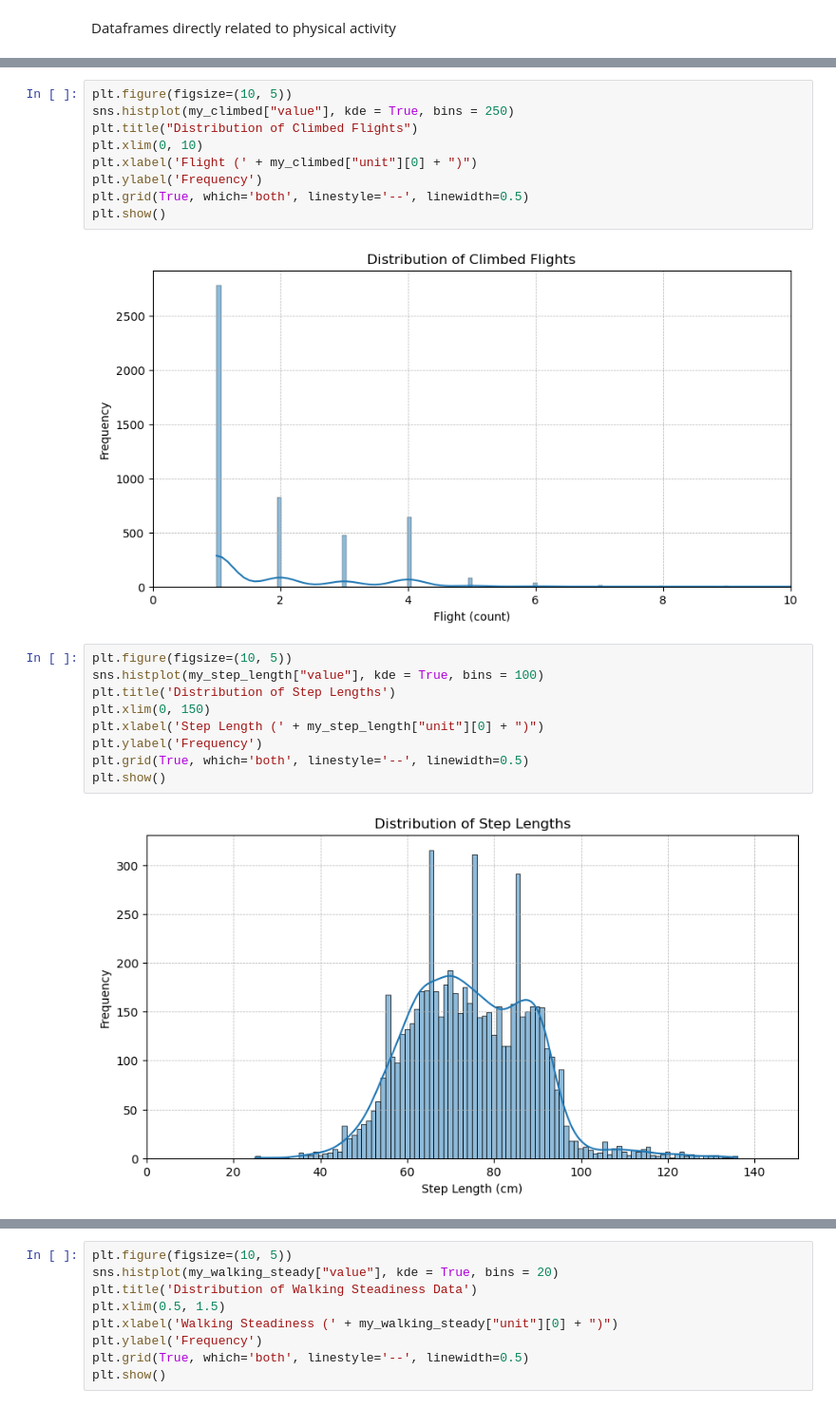
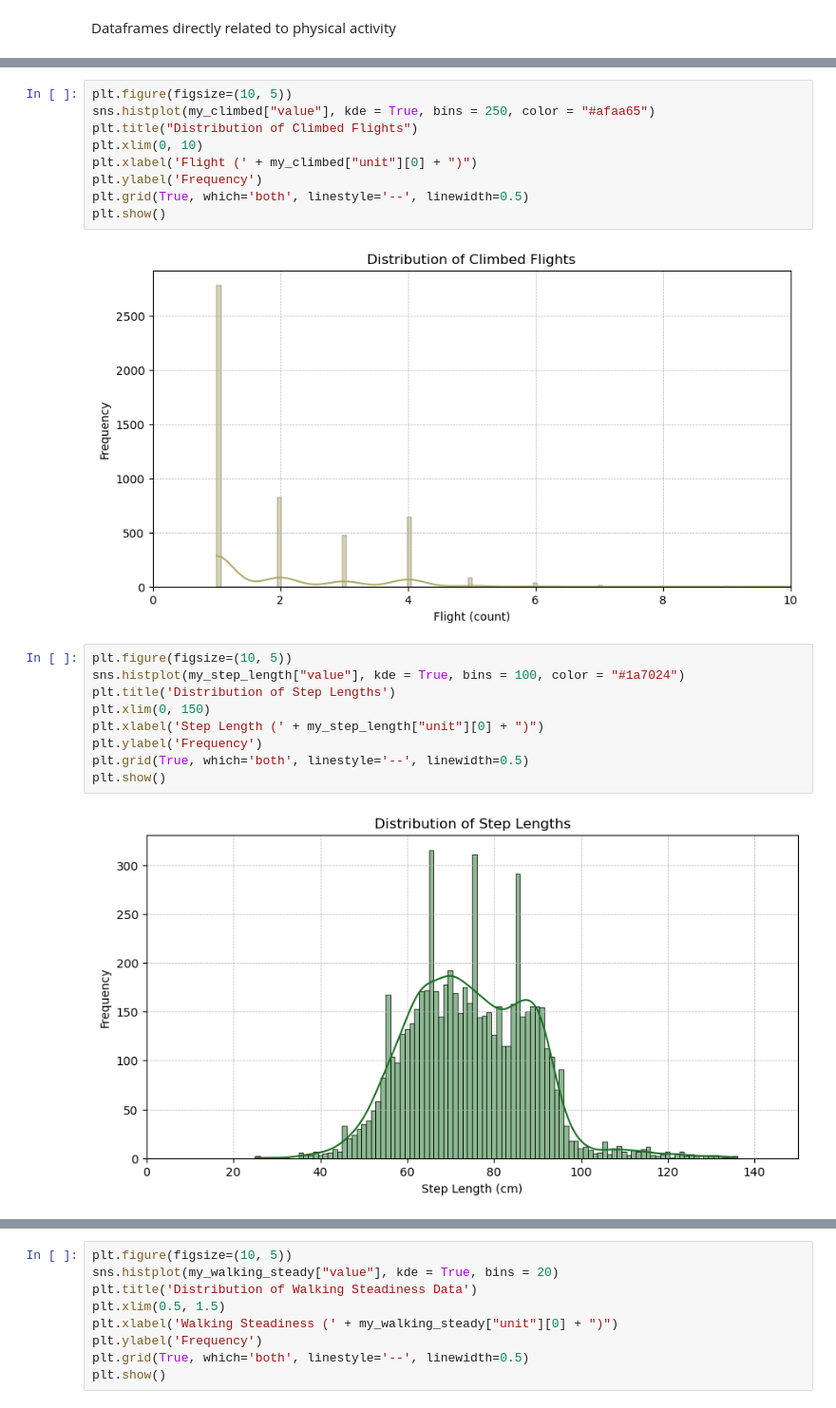
Before and after one commit to OnurOrman/CS-210---Project, a Jupyter notebook: project.ipynb, the cells around one changed output, grey strips where cells are left out. Shown at 95% size. Drawn from its saved outputs; the diff is of its cells as text.

```diff
--- a/project.ipynb
+++ b/project.ipynb
@@ -563,6 +563,6 @@ plt.show()
 # %%
 plt.figure(figsize=(10, 5))
-sns.histplot(my_climbed["value"], kde = True, bins = 250)
+sns.histplot(my_climbed["value"], kde = True, bins = 250, color = "#afaa65")
 plt.title("Distribution of Climbed Flights")
 plt.xlim(0, 10)
 plt.xlabel('Flight (' + my_climbed["unit"][0] + ")")
@@ -570,17 +570,17 @@ plt.ylabel('Frequency')
 plt.grid(True, which='both', linestyle='--', linewidth=0.5)
 plt.show()
 # %% [output]
-[figure, old version]
+[figure, new version]
 # %%
 plt.figure(figsize=(10, 5))
-sns.histplot(my_step_length["value"], kde = True, bins = 100)
+sns.histplot(my_step_length["value"], kde = True, bins = 100, color = "#1a7024")
 plt.title('Distribution of Step Lengths')
 plt.xlim(0, 150)
 plt.xlabel('Step Length (' + my_step_length["unit"][0] + ")")
 plt.ylabel('Frequency')
 plt.grid(True, which='both', linestyle='--', linewidth=0.5)
 plt.show()
 # %% [output]
-[figure, old version]
+[figure, new version]
 # %%
 plt.figure(figsize=(10, 5))
```
Also changed, not shown: parts of 17 cells of this notebook.
